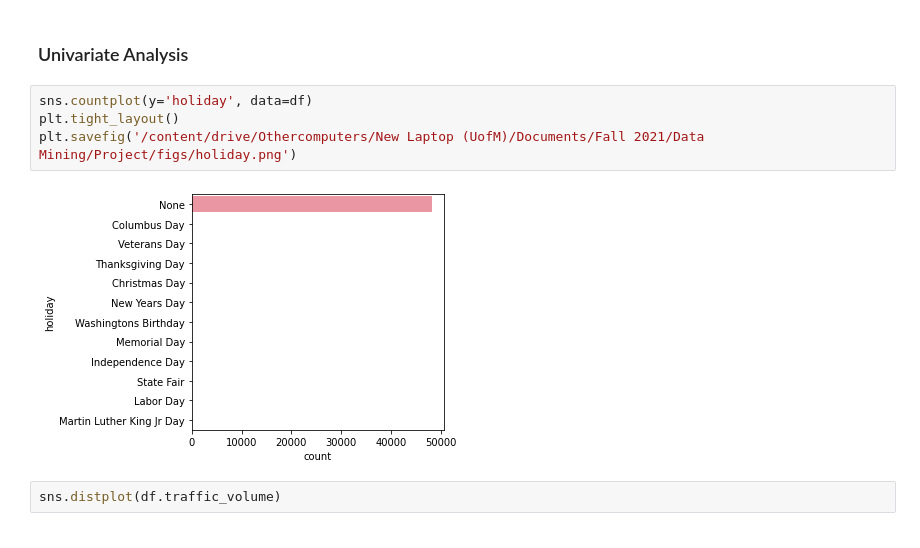
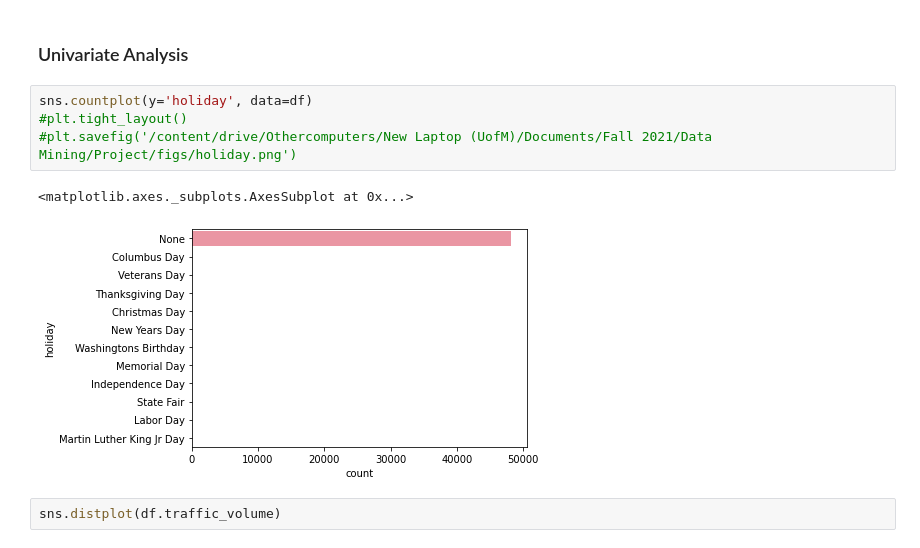
Before and after one commit to nimran79/COMP-8118-project---Traffic-volume-prediction, a Jupyter notebook: DM_Project_metro_interstate_traffic_volume.ipynb, the cells around one changed output. Saved outputs shown, nothing was run; the diff lists cells and outputs as text.

```diff
--- a/DM_Project_metro_interstate_traffic_volume.ipynb
+++ b/DM_Project_metro_interstate_traffic_volume.ipynb
@@ -64,10 +64,11 @@ df.date_time.max(), df.date_time.min()
 ### Univariate Analysis
 # %%
 sns.countplot(y='holiday', data=df)
-plt.tight_layout()
-plt.savefig('/content/drive/Othercomputers/New Laptop (UofM)/Documents/Fall 2021/Data Mining/Project/figs/holiday.png')
+#plt.tight_layout()
+#plt.savefig('/content/drive/Othercomputers/New Laptop (UofM)/Documents/Fall 2021/Data Mining/Project/figs/holiday.png')
 # %% [output]
+<matplotlib.axes._subplots.AxesSubplot at 0x...>
-[figure, old version]
+[figure, new version]
 # %%
 sns.distplot(df.traffic_volume)
 # %% [output]
```
Also changed, not shown: parts of 43 cells of this notebook.
